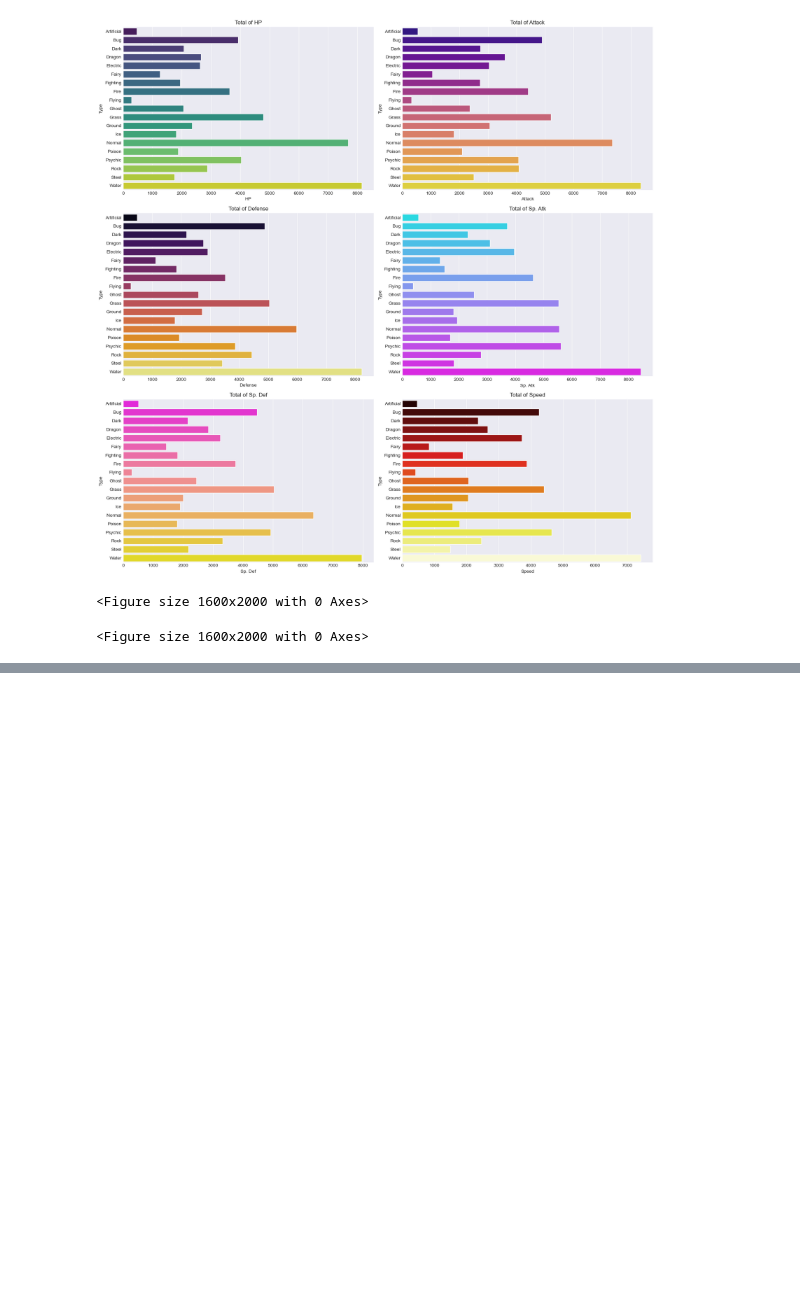
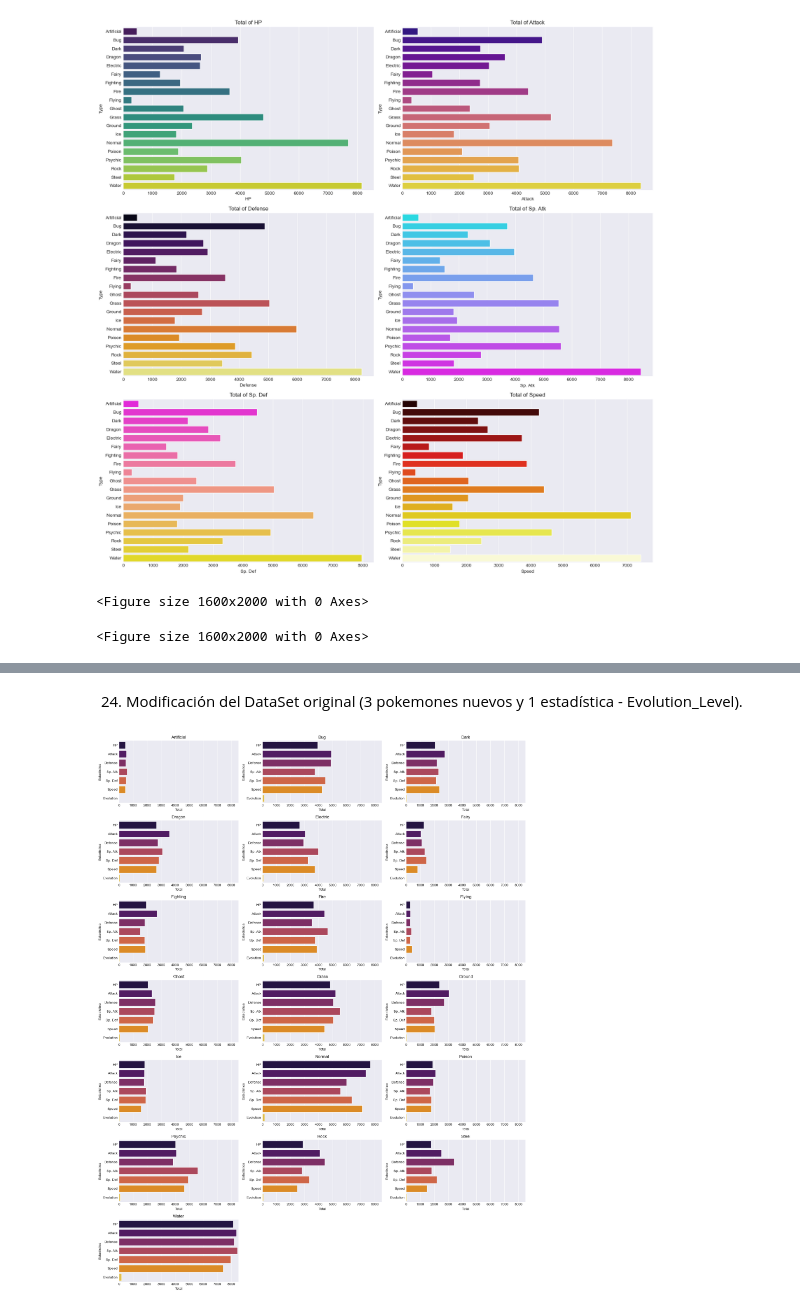
Before and after one commit to RufinoAngel/ECBD_9B_IDGS_Practicas_230499, a Jupyter notebook: Practica05/Practica05.ipynb, the cells around one changed output, grey strips where cells are left out. Drawn from its saved outputs; the diff is of its cells as text; code cells hidden in the pictures; blank space fills up the shorter version.

```diff
--- a/Practica05/Practica05.ipynb
+++ b/Practica05/Practica05.ipynb
@@ -776,0 +832,37 @@ plt.figure(figsize=(16, 20))
+# %% [markdown]
+ 24. Modificación del DataSet original (3 pokemones nuevos y 1 estadística - Evolution_Level).
+# %%
+k = 1
+plt.figure(figsize=(17, 22))
+list_types_ej24 = sorted(pokemons['Type'].dropna().unique())
+
+for i in list_types_ej24:
+    plt.subplot(7, 3, k)
+    k += 1
+    data_type = pokemonsE[pokemonsE['Type'] == i]
+    totals = (
+        data_type
+        .sum(numeric_only=True)
+        .drop(['#', 'Generation', 'Total'], errors='ignore')
+    )
+
+    df_totals = totals.reset_index()
+    df_totals.columns = ['Stat', 'Value']
+    sns.barplot(
+        data=df_totals,
+        x='Value',
+        y='Stat',
+        hue='Stat',
+        palette='inferno',
+        legend=False
+    )
+
+    plt.title(i)
+    plt.xlabel('Total')
+    plt.ylabel('Estadística')
+    plt.xlim(0, 8500)
+
+plt.tight_layout()
+plt.show()
+# %% [output]
+[figure, added]
```
Also changed, not shown: parts of 5 cells of this notebook.
